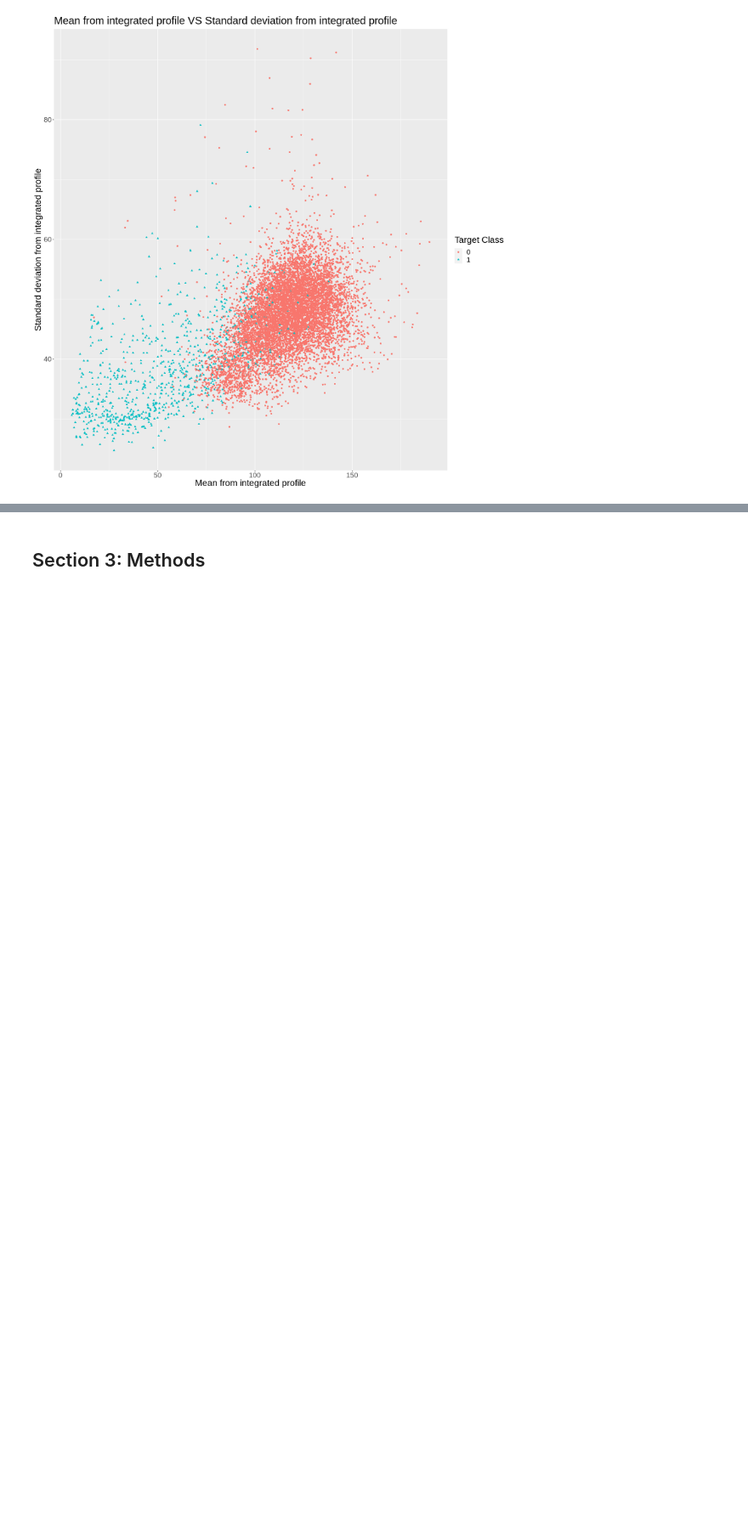
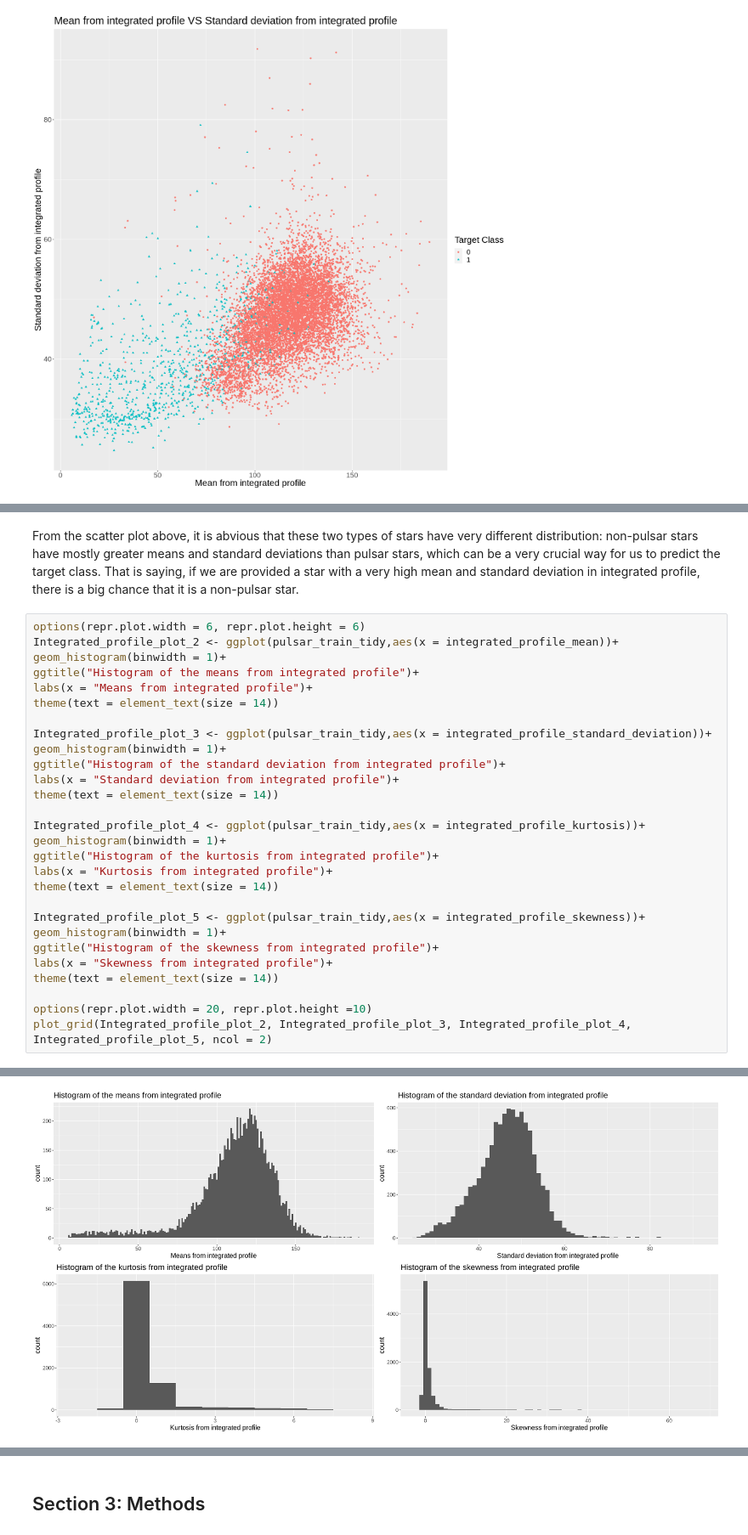
Before and after one commit to ScottCY/Group-_Project, a Jupyter notebook: Project_new.ipynb, the cells around one changed output, grey strips where cells are left out. Shown: that part at 85% size. Drawn from its saved outputs; the diff is of its cells as text; blank space fills up the shorter version.

Commit message:
Visualization
Removed some unnecessary plots and added fours histogram plots for our predictors.

```diff
--- a/Project_new.ipynb
+++ b/Project_new.ipynb
@@ -283,0 +228,31 @@ Warning message:
+# %% [markdown]
+From the scatter plot above, it is abvious that these two types of stars have very different distribution: non-pulsar stars have mostly greater means and standard deviations than pulsar stars, which can be a very crucial way for us to predict the target class. That is saying, if we are provided a star with a very high mean and standard deviation in integrated profile, there is a big chance that it is a non-pulsar star.
+# %%
+options(repr.plot.width = 6, repr.plot.height = 6)
+Integrated_profile_plot_2 <- ggplot(pulsar_train_tidy,aes(x = integrated_profile_mean))+
+geom_histogram(binwidth = 1)+
+ggtitle("Histogram of the means from integrated profile")+
+labs(x = "Means from integrated profile")+
+theme(text = element_text(size = 14))
+
+Integrated_profile_plot_3 <- ggplot(pulsar_train_tidy,aes(x = integrated_profile_standard_deviation))+
+geom_histogram(binwidth = 1)+
+ggtitle("Histogram of the standard deviation from integrated profile")+
+labs(x = "Standard deviation from integrated profile")+
+theme(text = element_text(size = 14))
+
+Integrated_profile_plot_4 <- ggplot(pulsar_train_tidy,aes(x = integrated_profile_kurtosis))+
+geom_histogram(binwidth = 1)+
+ggtitle("Histogram of the kurtosis from integrated profile")+
+labs(x = "Kurtosis from integrated profile")+
+theme(text = element_text(size = 14))
+
+Integrated_profile_plot_5 <- ggplot(pulsar_train_tidy,aes(x = integrated_profile_skewness))+
+geom_histogram(binwidth = 1)+
+ggtitle("Histogram of the skewness from integrated profile")+
+labs(x = "Skewness from integrated profile")+
+theme(text = element_text(size = 14))
+
+options(repr.plot.width = 20, repr.plot.height =10)
+plot_grid(Integrated_profile_plot_2, Integrated_profile_plot_3, Integrated_profile_plot_4, Integrated_profile_plot_5, ncol = 2)
+# %% [output]
@@ -283,0 +261 @@ Warning message:
+[figure, added]
```
Also changed, not shown: parts of 13 cells of this notebook.
